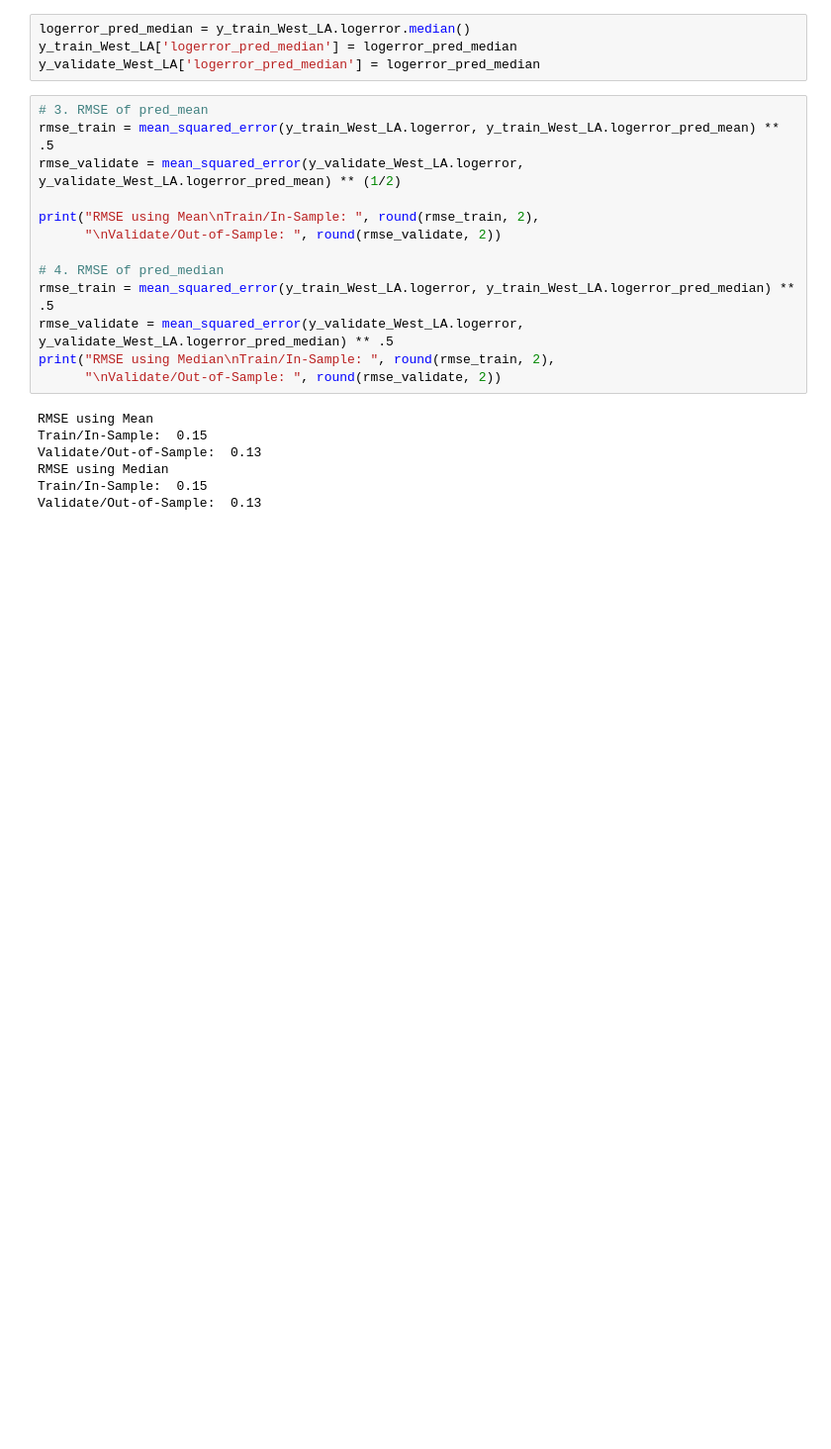
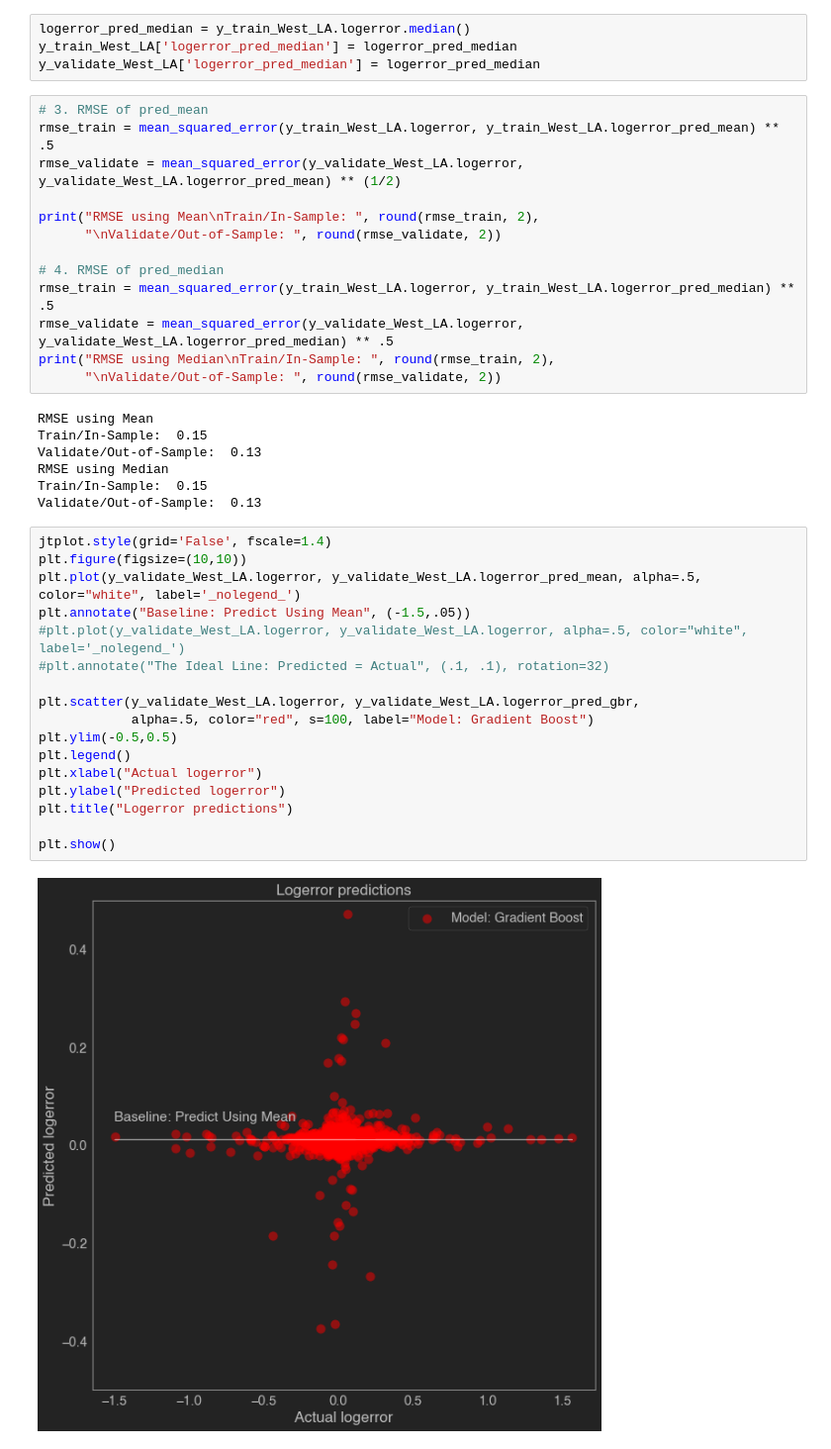
Before and after one commit to sam-and-ken/clustering-project, a Jupyter notebook: Cluster_project_explore_Ken.ipynb, the cells around one changed output. Shown at 99% size. Saved outputs shown, nothing was run; the diff lists cells and outputs as text; blank space fills up the shorter version.

Commit message:
done modeling

```diff
--- a/Cluster_project_explore_Ken.ipynb
+++ b/Cluster_project_explore_Ken.ipynb
@@ -1117,3 +1124,22 @@ Validate/Out-of-Sample:  0.13
 RMSE using Median
 Train/In-Sample:  0.15
 Validate/Out-of-Sample:  0.13
+# %%
+jtplot.style(grid='False', fscale=1.4)
+plt.figure(figsize=(10,10))
+plt.plot(y_validate_West_LA.logerror, y_validate_West_LA.logerror_pred_mean, alpha=.5, color="white", label='_nolegend_')
+plt.annotate("Baseline: Predict Using Mean", (-1.5,.05))
+#plt.plot(y_validate_West_LA.logerror, y_validate_West_LA.logerror, alpha=.5, color="white", label='_nolegend_')
+#plt.annotate("The Ideal Line: Predicted = Actual", (.1, .1), rotation=32)
+
+plt.scatter(y_validate_West_LA.logerror, y_validate_West_LA.logerror_pred_gbr,
+            alpha=.5, color="red", s=100, label="Model: Gradient Boost")
+plt.ylim(-0.5,0.5)
+plt.legend()
+plt.xlabel("Actual logerror")
+plt.ylabel("Predicted logerror")
+plt.title("Logerror predictions")
+
+plt.show()
+# %% [output]
+[figure, added]
```
Also changed, not shown: parts of 10 cells of this notebook, 1 other file.
